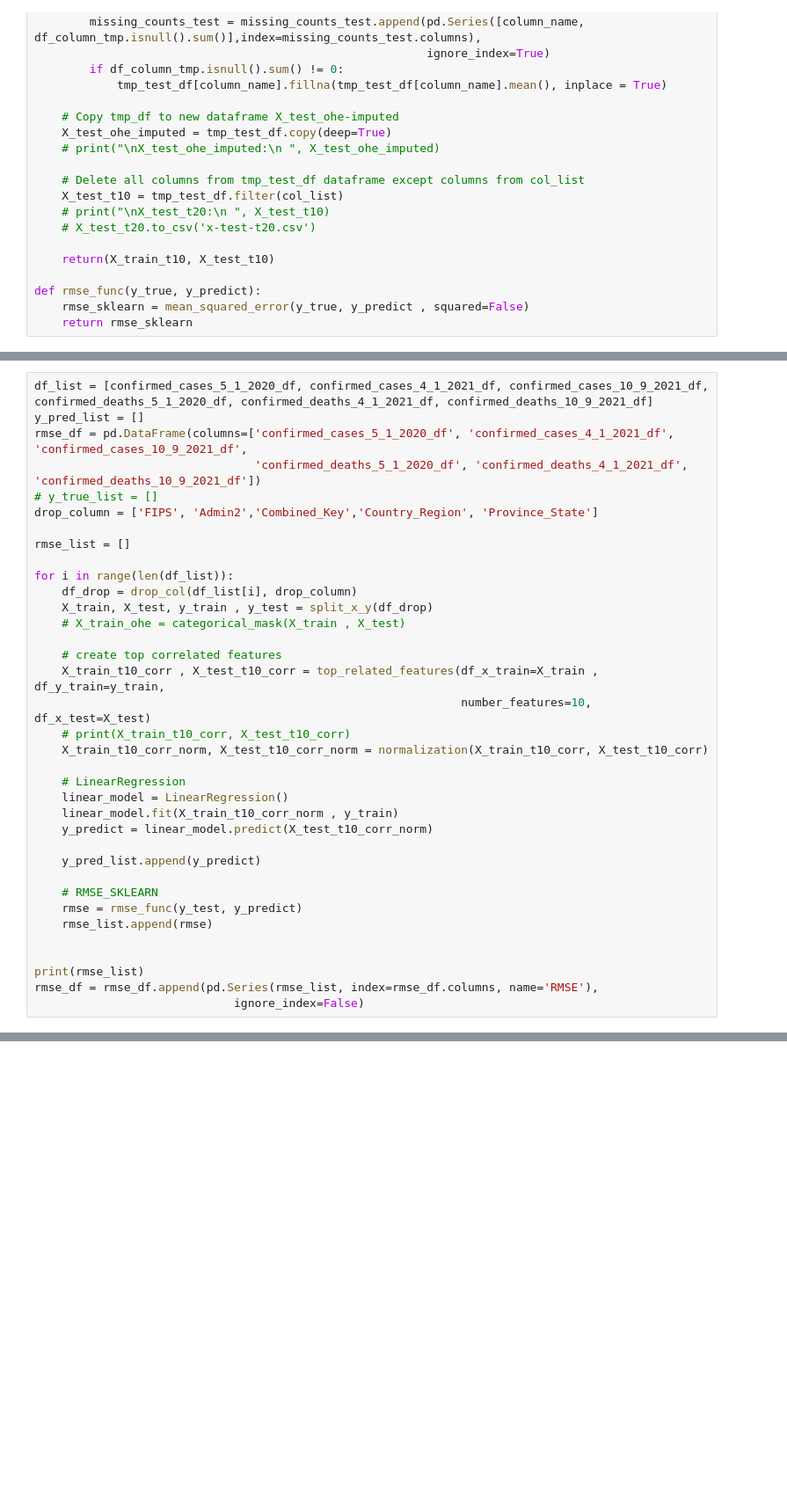
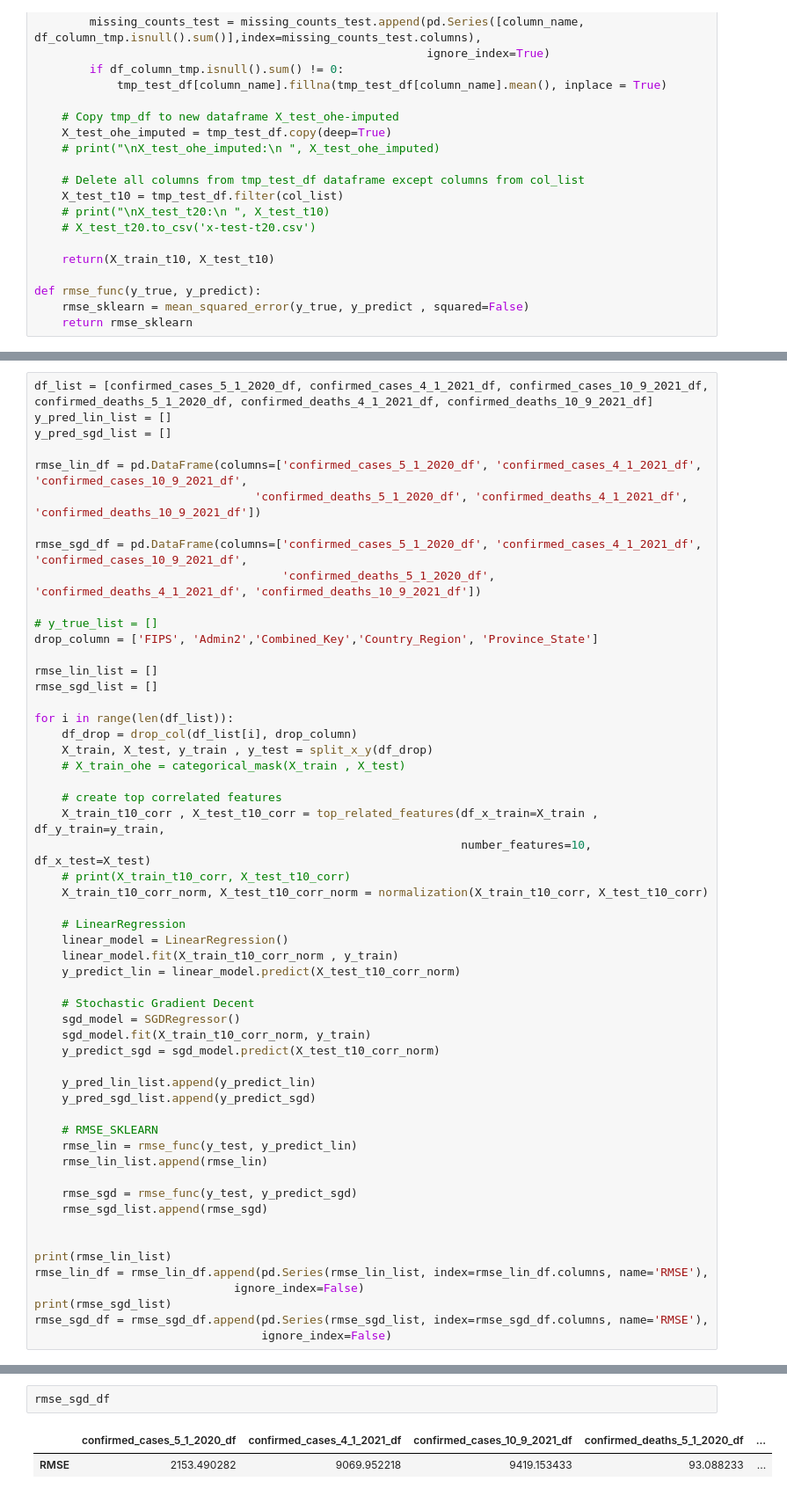
Before and after one commit to henrytan2/ML-Project, a Jupyter notebook: FinalProject.ipynb, the cells around one changed output, grey strips where cells are left out. Shown at 88% size. Saved outputs shown, nothing was run; the diff lists cells and outputs as text; blank space fills up the shorter version.

Commit message:
Stochastic Gradient Descent

```diff
--- a/FinalProject.ipynb
+++ b/FinalProject.ipynb
@@ -594,12 +562,19 @@ KeyError: "['Unnamed: 0'] not found in axis"
 # %%
 df_list = [confirmed_cases_5_1_2020_df, confirmed_cases_4_1_2021_df, confirmed_cases_10_9_2021_df, confirmed_deaths_5_1_2020_df, confirmed_deaths_4_1_2021_df, confirmed_deaths_10_9_2021_df]
-y_pred_list = []
-rmse_df = pd.DataFrame(columns=['confirmed_cases_5_1_2020_df', 'confirmed_cases_4_1_2021_df', 'confirmed_cases_10_9_2021_df',
+y_pred_lin_list = []
+y_pred_sgd_list = []
+
+rmse_lin_df = pd.DataFrame(columns=['confirmed_cases_5_1_2020_df', 'confirmed_cases_4_1_2021_df', 'confirmed_cases_10_9_2021_df',
                                 'confirmed_deaths_5_1_2020_df', 'confirmed_deaths_4_1_2021_df', 'confirmed_deaths_10_9_2021_df'])
+
+rmse_sgd_df = pd.DataFrame(columns=['confirmed_cases_5_1_2020_df', 'confirmed_cases_4_1_2021_df', 'confirmed_cases_10_9_2021_df',
+                                    'confirmed_deaths_5_1_2020_df', 'confirmed_deaths_4_1_2021_df', 'confirmed_deaths_10_9_2021_df'])
+
 # y_true_list = []
 drop_column = ['FIPS', 'Admin2','Combined_Key','Country_Region', 'Province_State']
 
-rmse_list = []
+rmse_lin_list = []
+rmse_sgd_list = []
 
 for i in range(len(df_list)):
     df_drop = drop_col(df_list[i], drop_column)
@@ -615,16 +590,28 @@ for i in range(len(df_list)):
     # LinearRegression
     linear_model = LinearRegression()
     linear_model.fit(X_train_t10_corr_norm , y_train)
-    y_predict = linear_model.predict(X_test_t10_corr_norm)
+    y_predict_lin = linear_model.predict(X_test_t10_corr_norm)
 
-    y_pred_list.append(y_predict)
+    # Stochastic Gradient Decent
+    sgd_model = SGDRegressor()
+    sgd_model.fit(X_train_t10_corr_norm, y_train)
+    y_predict_sgd = sgd_model.predict(X_test_t10_corr_norm)
+
+    y_pred_lin_list.append(y_predict_lin)
+    y_pred_sgd_list.append(y_predict_sgd)
 
     # RMSE_SKLEARN
-    rmse = rmse_func(y_test, y_predict)
-    rmse_list.append(rmse)
+    rmse_lin = rmse_func(y_test, y_predict_lin)
+    rmse_lin_list.append(rmse_lin)
+
+    rmse_sgd = rmse_func(y_test, y_predict_sgd)
+    rmse_sgd_list.append(rmse_sgd)
 
 
-print(rmse_list)
-rmse_df = rmse_df.append(pd.Series(rmse_list, index=rmse_df.columns, name='RMSE'),
+print(rmse_lin_list)
+rmse_lin_df = rmse_lin_df.append(pd.Series(rmse_lin_list, index=rmse_lin_df.columns, name='RMSE'),
                              ignore_index=False)
+print(rmse_sgd_list)
+rmse_sgd_df = rmse_sgd_df.append(pd.Series(rmse_sgd_list, index=rmse_sgd_df.columns, name='RMSE'),
+                                 ignore_index=False)
 # %% [output]
@@ -636,0 +625,5 @@ rmse_df
+# %%
+rmse_sgd_df
+# %% [output]
+|  | confirmed_cases_5_1_2020_df | confirmed_cases_4_1_2021_df | confirmed_cases_10_9_2021_df | confirmed_deaths_5_1_2020_df | ... |
+| RMSE | 2153.490282 | 9069.952218 | 9419.153433 | 93.088233 | ... |
```
Also changed, not shown: parts of 10 cells of this notebook, 1 other file.
